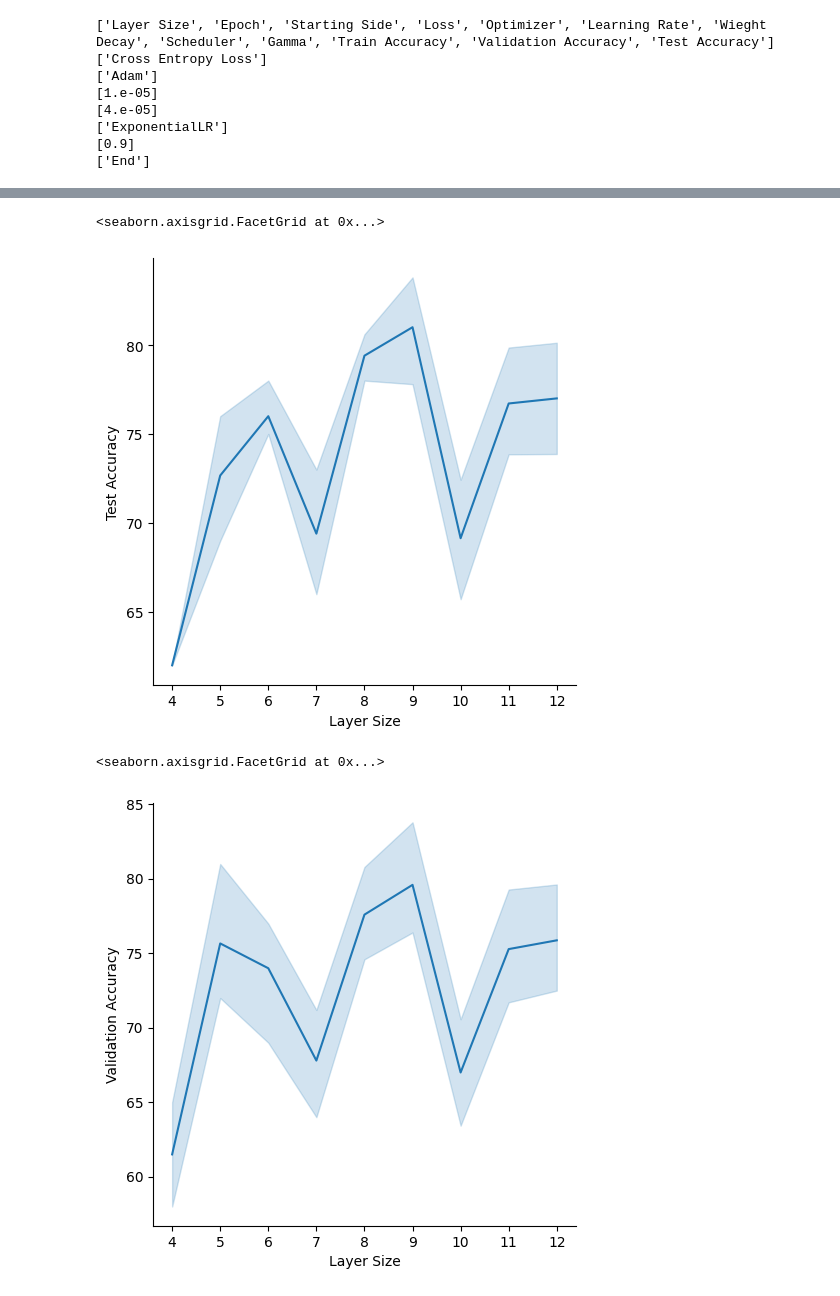
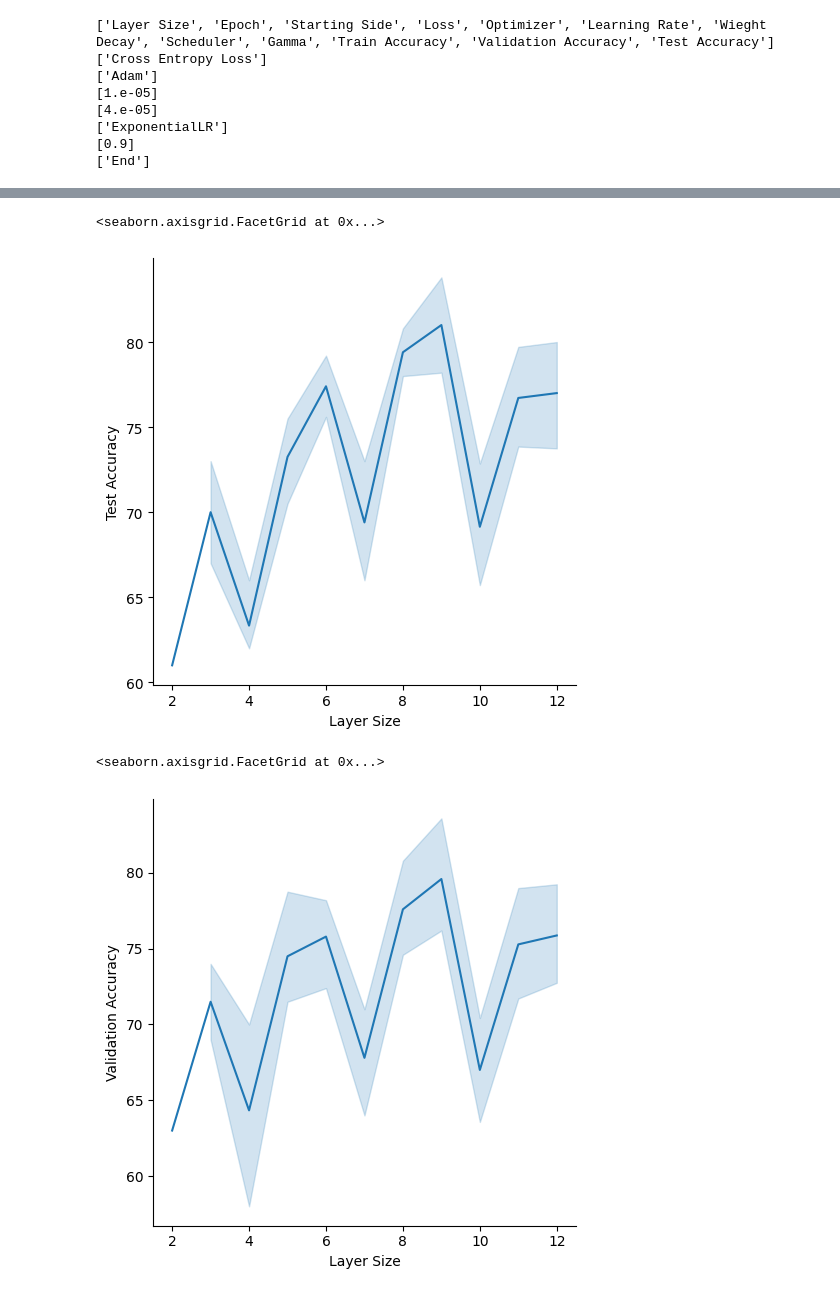
Before and after one commit to Naybellez/antvis, a Jupyter notebook: optics/Kemal/Plotting_K_Sizeofvgg16.ipynb, the cells around one changed output, grey strips where cells are left out. Cells and saved outputs as stored; diff of their text form; code cells hidden in the pictures.

```diff
--- a/optics/Kemal/Plotting_K_Sizeofvgg16.ipynb
+++ b/optics/Kemal/Plotting_K_Sizeofvgg16.ipynb
@@ -12,0 +76,2 @@ df = pd.read_csv(path)
+# %%
+df_front_1_5 = df_front_1_5.iloc[1:]
@@ -12,0 +85,2 @@ df = pd.read_csv(path)
+# %%
+df_end_12_4 = df_end_12_5.iloc[:9]
@@ -12,0 +100,5 @@ df = pd.read_csv(path)
+# %%
+df_all_END = pd.concat([df_end_12_4,df_end_3_2])
+df_all_FRONT = pd.concat([df_front_1_5,df_font_6_8,df_front_9_11])
+
+df_all = pd.concat([df_all_END,df_all_FRONT])
@@ -86,0 +297,22 @@ Save Location Not Specified!
+# %%
+import seaborn as sns
+sns.set_theme(style="ticks")
+
+# Define the palette as a list to specify exact values
+palette = sns.color_palette("rocket_r")
+
+#g = sns.FacetGrid(df_all)
+# Plot the lines on two facets
+sns.relplot(
+    data=df_all,
+    x="Layer Size", y="Test Accuracy",
+    hue="Starting Side",
+    kind="line", palette=palette,
+    height=7, aspect=.75, facet_kws=dict(), #sharex=False
+)
+plt.grid()
+
+fig =g.fig
+fig.suptitle("effect on Test accuracy of removing layers from VGG16. after 5 epochs", y=1.05)
+plt.savefig(r"/its/home/nn268/antvis/antvis/optics/Kemal/saves"+'/'+"line_fE_layers"+'.png') #run_name
+plt.show()
@@ -137,13 +389,13 @@ sns.boxplot(x="Layer Size", y="Train Accuracy", hue="Loss", palette=["m", "g", "
 df_layers = df[['Layer Size', 'Test Accuracy']]
 #accuracy_curve(f"Run {run_name}",["train", "val", "test"],None,df_trainAcc, df_valAcc,df_testAcc)
 # %%
-sns.relplot(data=df_layers, x="Layer Size", y="Test Accuracy", kind="line")
+sns.relplot(data=df_all, x="Layer Size", y="Test Accuracy", kind="line")
 # %% [output]
 <seaborn.axisgrid.FacetGrid at 0x...>
-[figure, old version]
+[figure, new version]
 # %%
-sns.relplot(data=df, x="Layer Size", y="Validation Accuracy", kind="line")
+sns.relplot(data=df_all, x="Layer Size", y="Validation Accuracy", kind="line")
 # %% [output]
 <seaborn.axisgrid.FacetGrid at 0x...>
-[figure, old version]
+[figure, new version]
 # %%
```
Also changed, not shown: parts of 47 cells of this notebook, 6 other files.
